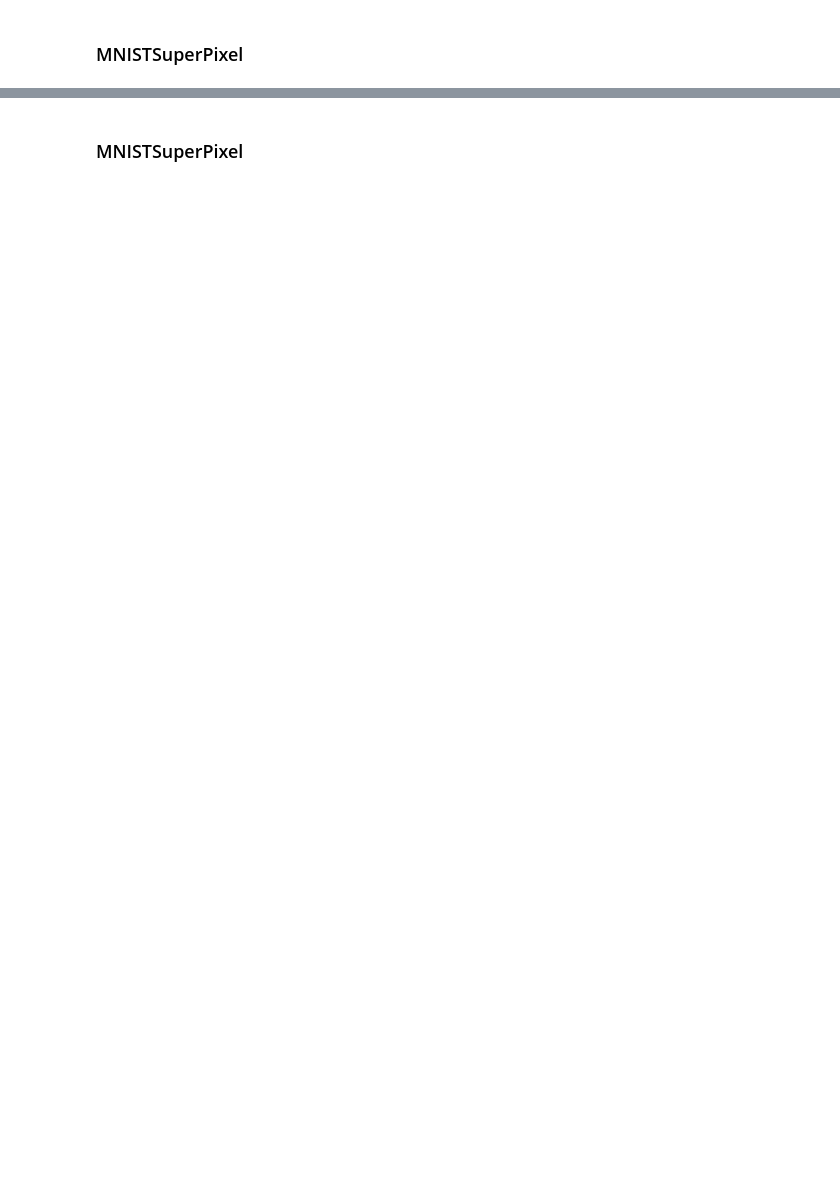
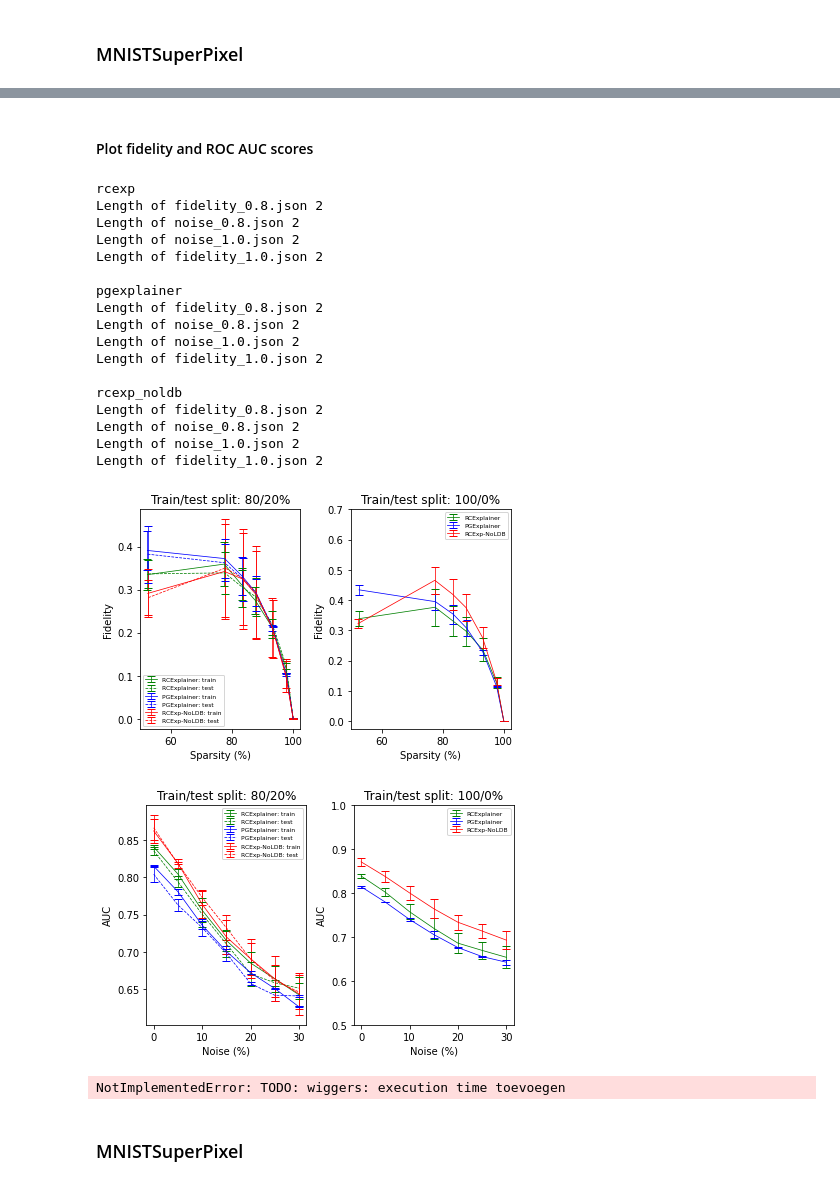
Before and after one commit to RomanOort/FACTAI, a Jupyter notebook: packages/gcn_interpretation/gnn-model-explainer/Reproducing "Robust Counterfactual Explanation on Graph Neutral Networks".ipynb, the cells around one changed output, grey strips where cells are left out. Drawn from its saved outputs; the diff is of its cells as text; code cells hidden in the pictures; blank space fills up the shorter version.

```diff
--- a/packages/gcn_interpretation/gnn-model-explainer/Reproducing "Robust Counterfactual Explanation on Graph Neutral Networks".ipynb
+++ b/packages/gcn_interpretation/gnn-model-explainer/Reproducing "Robust Counterfactual Explanation on Graph Neutral Networks".ipynb
@@ -4,5 +10,23 @@ This notebook represents our reproduction study where this notebook serves as a
 # %% [markdown]
 ## Training
 In this part we train multiple models on Mutagenicity and MNISTSuperPixel datasets.
+# %%
+SEEDS = [0, 1, 3, 5, 8, 10, 15, 42, 69, 101][:2]  # All seeds during training and evaluating
+SPARSITIES = [0.8, 1.0]  # Different train/tests splits: 0.8 represents 80/20 split; and 1.0 represents 100/100 split
+
+# Create namespace with used hyperparameters
+parser = ArgumentParser()
+prog_args = parser.parse_args('')
+
+with open('commandline_args.txt', 'r') as f:
+    prog_args.__dict__ = json.load(f)
+
+
+def train(args):
+    for sparsity in SPARSITIES:
+        args.train_data_sparsity = sparsity  # Set train/test split for all seeds
+        for seed in SEEDS:
+            args.seed = seed  # Set seed for training iteration
+            main(args)
 # %% [markdown]
 ### RCExplainer
@@ -19,0 +311,7 @@ We evaluate all models over 10 seeds on three different metrics.
+# %%
+from get_results import get_all_results
+results_dir = "RESULTS"
+
+# Copy all models to saved_models directory for evaluating
+!rm -r saved_models/*
+!cp -r ckpt/Mutagenicity/* saved_models
@@ -20,2 +508,40 @@ We evaluate all models over 10 seeds on three different metrics.
+# %% [markdown]
+#### Plot fidelity and ROC AUC scores
+# %%
+from plot_graphs import plot_main
+
+for f in os.listdir(results_dir):
+    print(f)
+    for file in os.listdir(results_dir + "/" + f):
+        with open(results_dir + "/" + f + '/' + file, 'r') as g:
+            print("Length of", file, len(json.load(g)))
+
+    print()
+
+plot_main(results_dir, 'fidelity', threshold=0)
+plot_main(results_dir, 'noise')
+raise NotImplementedError("TODO: wiggers: execution time toevoegen")
+raise NotImplementedError("TODO: thomas: pretrained model checken/toevoegen")
+# %% [output]
+rcexp
+Length of fidelity_0.8.json 2
+Length of noise_0.8.json 2
+Length of noise_1.0.json 2
+Length of fidelity_1.0.json 2
+
+pgexplainer
+Length of fidelity_0.8.json 2
+Length of noise_0.8.json 2
+Length of noise_1.0.json 2
+Length of fidelity_1.0.json 2
+
+rcexp_noldb
+Length of fidelity_0.8.json 2
+Length of noise_0.8.json 2
+Length of noise_1.0.json 2
+Length of fidelity_1.0.json 2
+[figure, added]
+[figure, added]
+NotImplementedError: TODO: wiggers: execution time toevoegen
 # %% [markdown]
 ### MNISTSuperPixel
```
Also changed, not shown: parts of 10 cells of this notebook, 27 other files.
